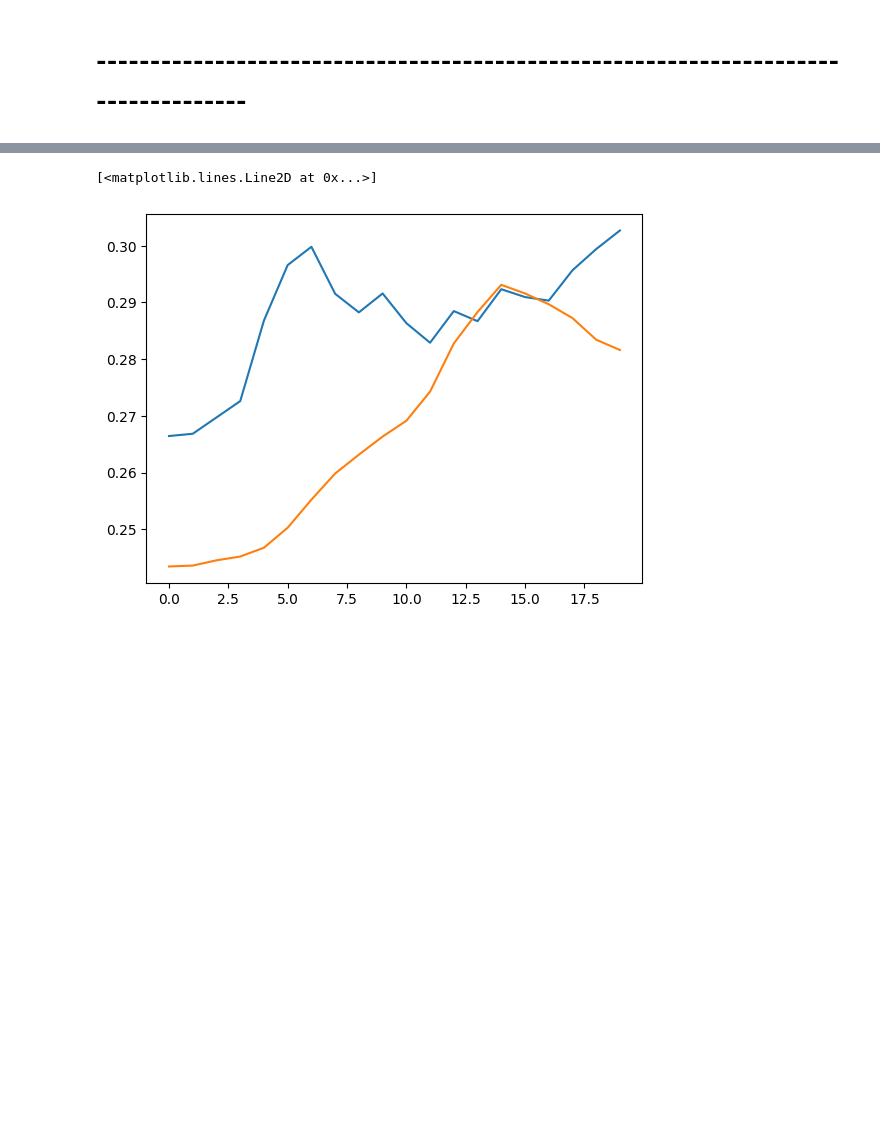
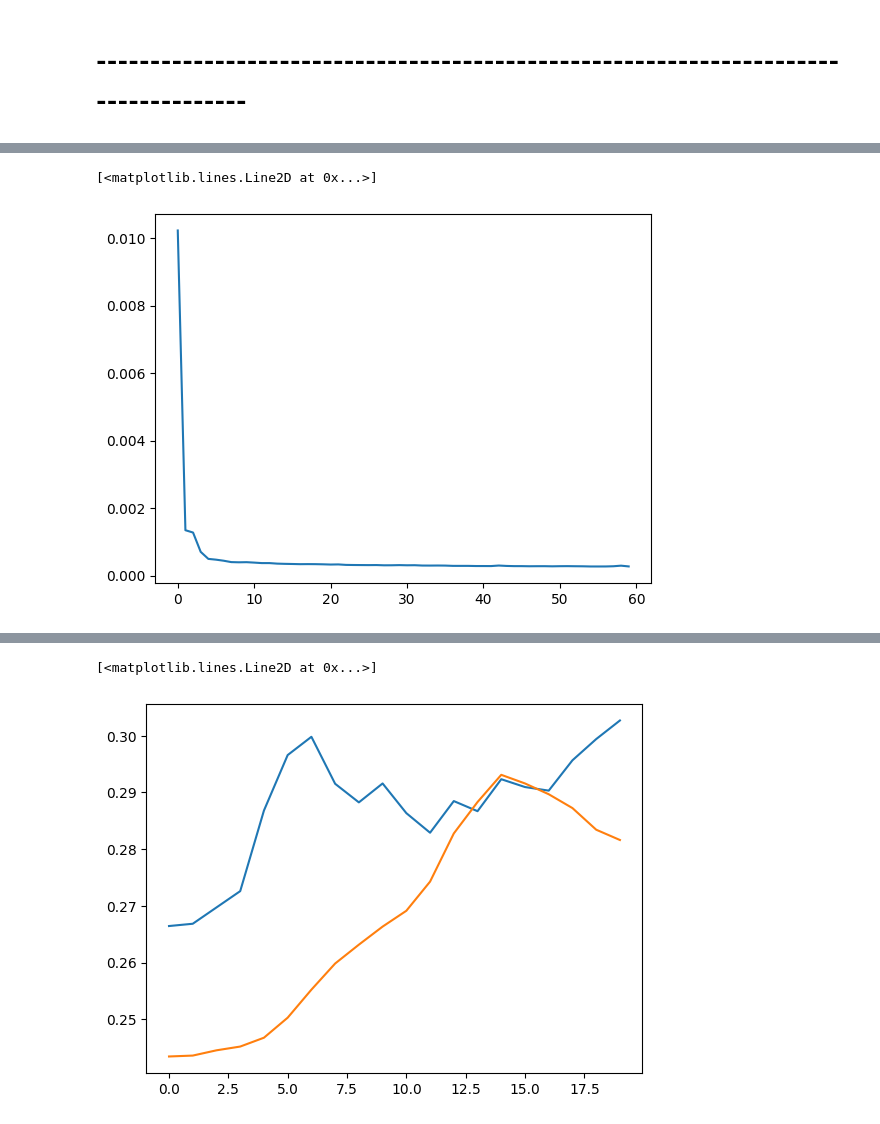
Before and after one commit to BrossBoy/internship, a Jupyter notebook: lstm_gold_volume.ipynb, the cells around one changed output, grey strips where cells are left out. Drawn from its saved outputs; the diff is of its cells as text; code cells hidden in the pictures; blank space fills up the shorter version.

```diff
--- a/lstm_gold_volume.ipynb
+++ b/lstm_gold_volume.ipynb
@@ -151,0 +315,5 @@ pct = data.loc[date]["Close"]["GC=F"].pct_change().cumsum()
+# %%
+plt.plot(history.history["loss"])
+# %% [output]
+[<matplotlib.lines.Line2D at 0x...>]
+[figure, added]
```
Also changed, not shown: parts of 16 cells of this notebook.
